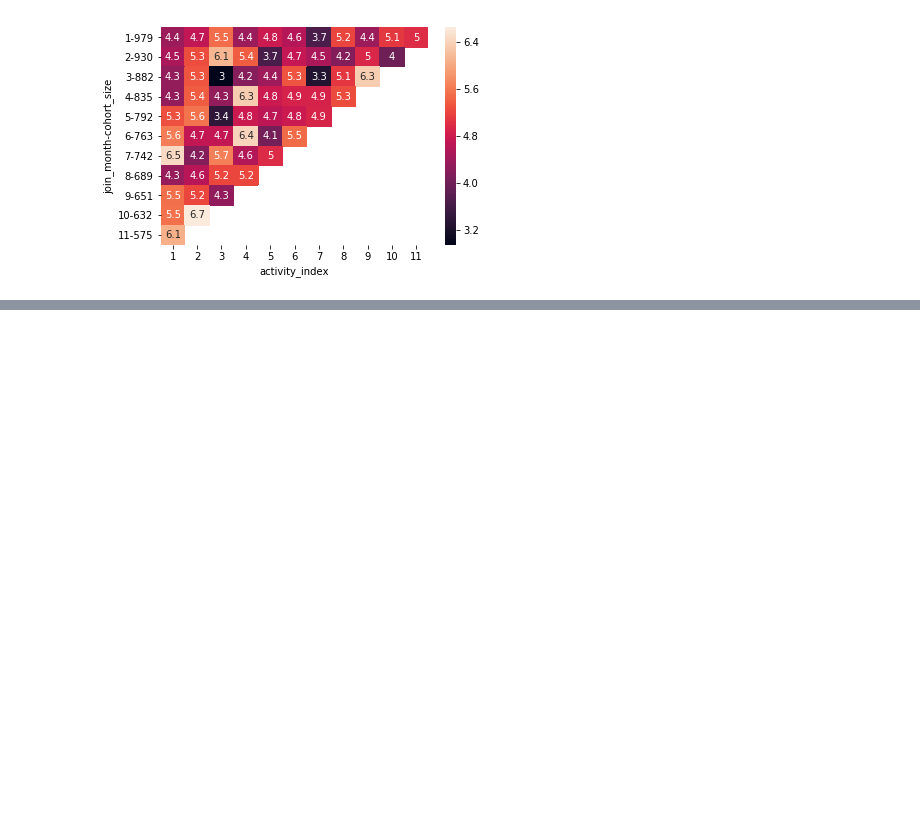
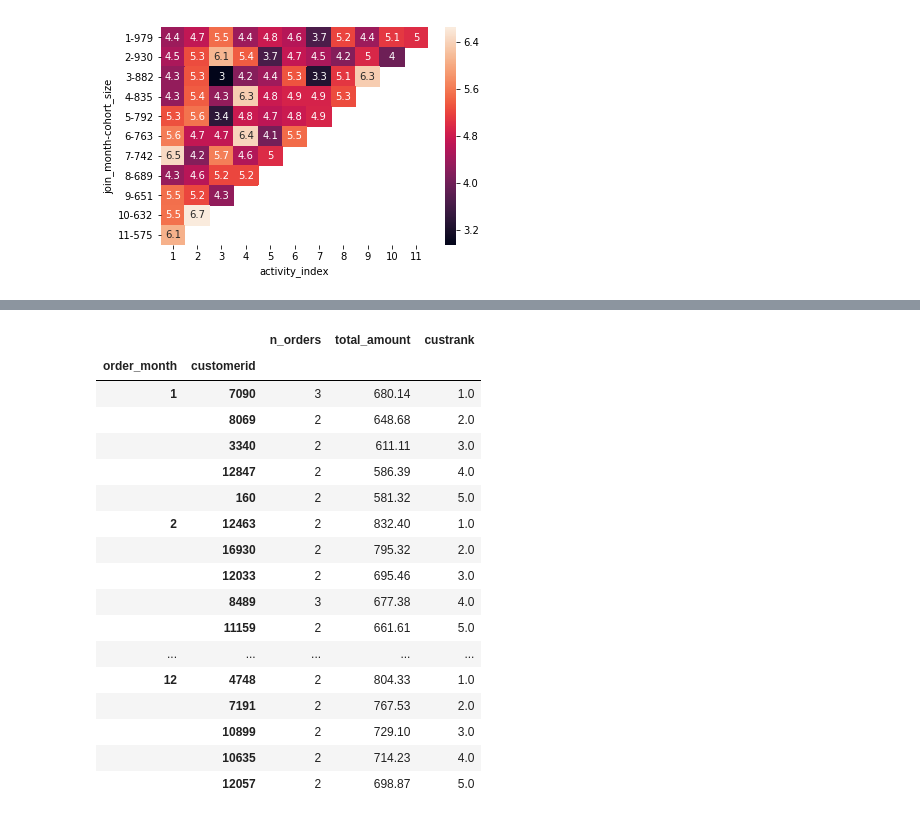
Before and after one commit to raphaelvannson/interviewprep, a Jupyter notebook: jupyter/pandas_prep.ipynb, the cells around one changed output, grey strips where cells are left out. Saved outputs shown, nothing was run; the diff lists cells and outputs as text; code cells hidden in the pictures; blank space fills up the shorter version.

```diff
--- a/jupyter/pandas_prep.ipynb
+++ b/jupyter/pandas_prep.ipynb
@@ -602,0 +660,10 @@ examples.directory is deprecated; in the future, examples will be found relative
+# %%
+# 'Copy' the orders_df
+df = orders_df[['orderdate', 'customerid', 'totalamount']]
+
+# Add a month column and remove order date column
+df['order_month'] = df['orderdate'].apply(lambda x: get_month(x))
+df = df.set_index('order_month')
+df = df.drop('orderdate', axis = 1)
+
+df.head()
@@ -602,0 +683,8 @@ examples.directory is deprecated; in the future, examples will be found relative
+# %%
+# count and sum the purchases per month per customer
+df1 = df \
+.groupby(['order_month', 'customerid'])['totalamount'] \
+.agg(['count','sum']) \
+.sort_values(by = ['order_month', 'sum'], ascending = (True, False))
+
+df1.head()
@@ -602,0 +699,7 @@ examples.directory is deprecated; in the future, examples will be found relative
+# %%
+# Rank all the customers per month
+df1['custrank'] = df1['sum'] \
+.groupby('order_month') \
+.rank(method = 'dense', ascending = False)
+
+df1.head(10)
@@ -602,0 +719,23 @@ examples.directory is deprecated; in the future, examples will be found relative
+# %%
+# Select only the top 5 each month
+df1[df1['custrank'] <= 5] \
+.rename(columns = {'count': 'n_orders', 'sum': 'total_amount'})
+# %% [output]
+|  |  | n_orders | total_amount | custrank |
+| order_month | customerid |  |  |  |
+| 1 | 7090 | 3 | 680.14 | 1.0 |
+|  | 8069 | 2 | 648.68 | 2.0 |
+|  | 3340 | 2 | 611.11 | 3.0 |
+|  | 12847 | 2 | 586.39 | 4.0 |
+|  | 160 | 2 | 581.32 | 5.0 |
+| 2 | 12463 | 2 | 832.40 | 1.0 |
+|  | 16930 | 2 | 795.32 | 2.0 |
+|  | 12033 | 2 | 695.46 | 3.0 |
+|  | 8489 | 3 | 677.38 | 4.0 |
+|  | 11159 | 2 | 661.61 | 5.0 |
+| ... | ... | ... | ... | ... |
+| 12 | 4748 | 2 | 804.33 | 1.0 |
+|  | 7191 | 2 | 767.53 | 2.0 |
+|  | 10899 | 2 | 729.10 | 3.0 |
+|  | 10635 | 2 | 714.23 | 4.0 |
+|  | 12057 | 2 | 698.87 | 5.0 |
```
Also changed, not shown: parts of 24 cells of this notebook.
